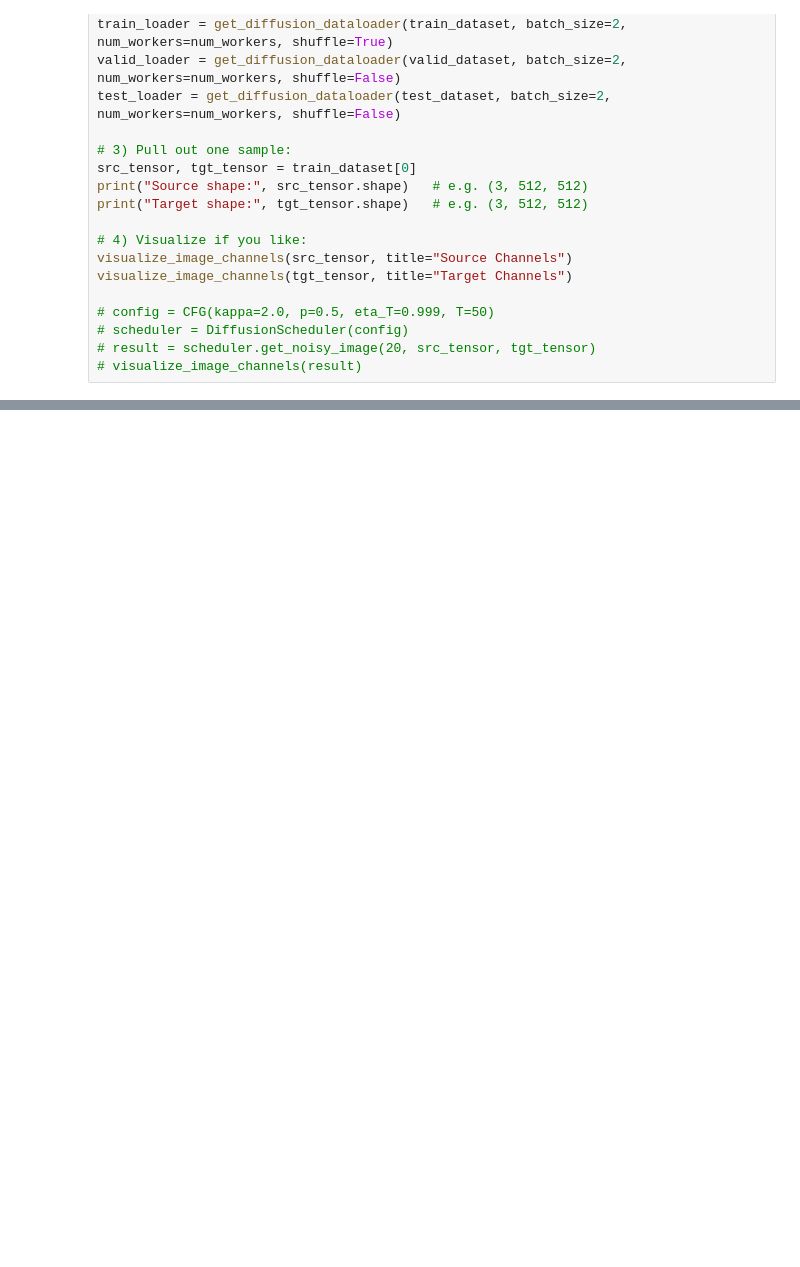
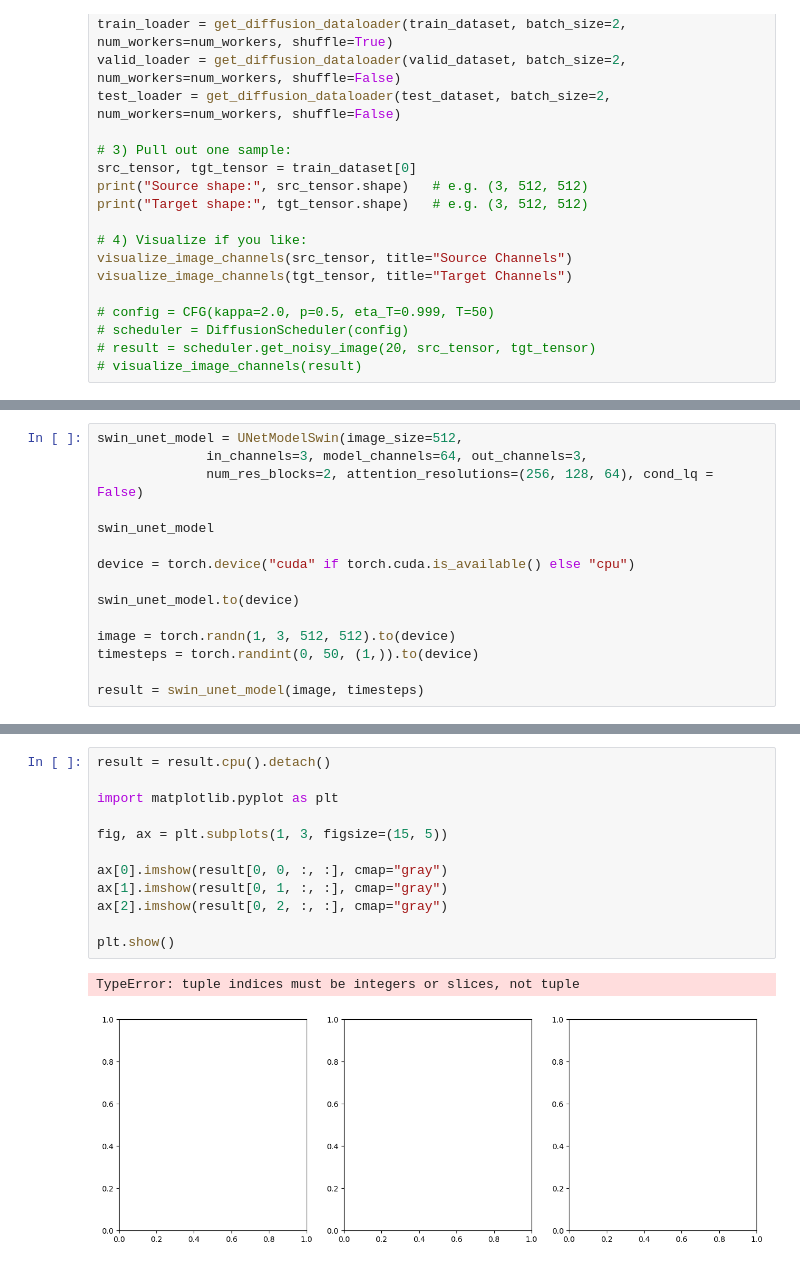
Before and after one commit to Yuchen20/DIS_final_project, a Jupyter notebook: notebooks/data_processing.ipynb, the cells around one changed output, grey strips where cells are left out. Drawn from its saved outputs; the diff is of its cells as text; blank space fills up the shorter version.

```diff
--- a/notebooks/data_processing.ipynb
+++ b/notebooks/data_processing.ipynb
@@ -73,0 +83,15 @@ visualize_image_channels(tgt_tensor, title="Target Channels")
+# %%
+swin_unet_model = UNetModelSwin(image_size=512,
+              in_channels=3, model_channels=64, out_channels=3,
+              num_res_blocks=2, attention_resolutions=(256, 128, 64), cond_lq = False)
+
+swin_unet_model
+
+device = torch.device("cuda" if torch.cuda.is_available() else "cpu")
+
+swin_unet_model.to(device)
+
+image = torch.randn(1, 3, 512, 512).to(device)
+timesteps = torch.randint(0, 50, (1,)).to(device)
+
+result = swin_unet_model(image, timesteps)
@@ -73,0 +101,15 @@ visualize_image_channels(tgt_tensor, title="Target Channels")
+# %%
+result = result.cpu().detach()
+
+import matplotlib.pyplot as plt
+
+fig, ax = plt.subplots(1, 3, figsize=(15, 5))
+
+ax[0].imshow(result[0, 0, :, :], cmap="gray")
+ax[1].imshow(result[0, 1, :, :], cmap="gray")
+ax[2].imshow(result[0, 2, :, :], cmap="gray")
+
+plt.show()
+# %% [output]
+TypeError: tuple indices must be integers or slices, not tuple
+[figure, added]
```
Also changed, not shown: parts of 2 cells of this notebook, 2 other files.
